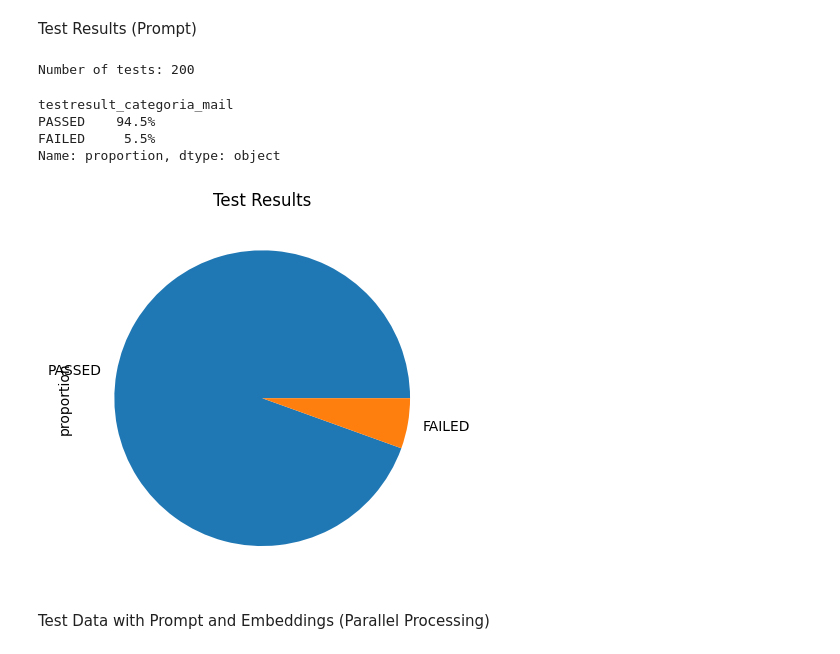
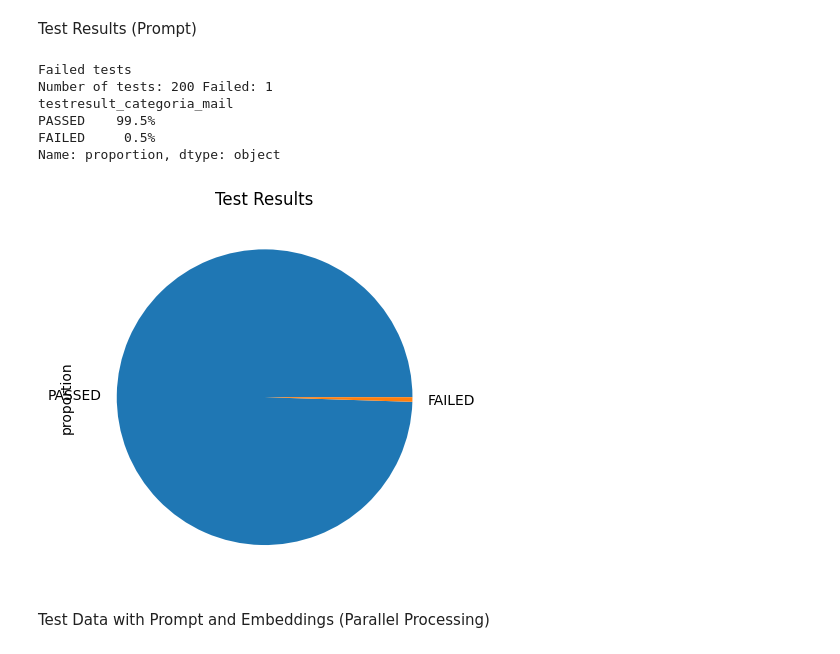
Before and after one commit to pamontag/maildispatcher-python, a Jupyter notebook: maildispatcher-test/maildispatchertest.ipynb, the cells around one changed output. Cells and saved outputs as stored; diff of their text form; code cells hidden in the pictures.

```diff
--- a/maildispatcher-test/maildispatchertest.ipynb
+++ b/maildispatcher-test/maildispatchertest.ipynb
@@ -250,9 +285,11 @@ Import email data into collection
 # %%
 # Read the first sheet of an Excel file
 xlsx = pd.ExcelFile(EMAIL_EXCEL, engine='calamine')
-msg_collection = pd.DataFrame(pd.read_excel(xlsx, sheet_name=SHEET_NAME_EMAIL), columns=["Oggetto", "Messaggio", "Categoria Email", "Category"])
+msg_collection = pd.DataFrame(pd.read_excel(xlsx, sheet_name=SHEET_NAME_EMAIL), columns=["Oggetto", "Messaggio pulito", "Categoria Email", "Category"])
 msg_collection["result_categoria_mail"] = None
 msg_collection["testresult_categoria_mail"]   = None
+msg_collection["ticketPriority"] = None
+msg_collection["ticketCategory"] = None
 msg_collection["reasoning"] = None
 # Display the DataFrame
 print(msg_collection.head())
@@ -281,11 +318,11 @@ Init Container Data (only ONCE)
 
 if INIT_DATA:
     xlsx_test = pd.ExcelFile(EMAIL_EXCEL_EMBEDDINGS, engine='calamine')
-    msg_collection_embeddings = pd.DataFrame(pd.read_excel(xlsx_test, sheet_name=SHEET_NAME_EMAIL), columns=["Oggetto", "Messaggio", "Categoria Email", "Category"])
+    msg_collection_embeddings = pd.DataFrame(pd.read_excel(xlsx_test, sheet_name=SHEET_NAME_EMAIL), columns=["Oggetto", "Messaggio pulito", "Categoria Email", "Category"])
     json_text = "{{ ""Subject: {0} Body: {1}"" }}"
     json_desc = "{{ ""CategoryEmail"": ""{0}"", ""CategoryTicket"": ""{1}"" }}"
     for index, row in tqdm(msg_collection_embeddings.iterrows(), total=msg_collection_embeddings.shape[0], desc="Processing embeddings for test data..."):
-        await memory.save_information(COSMOS_COLLECTION, json_text.format(row['Oggetto'],row['Messaggio']), index, json_desc.format(row['Categoria Email'], row['Category']))
+        await memory.save_information(COSMOS_COLLECTION, json_text.format(row['Oggetto'],row['Messaggio pulito']), index, json_desc.format(row['Categoria Email'], row['Category']))
 else:
     print("Enable INIT_DATA to process the embeddings for the test data")
 # %% [output]
@@ -308,7 +345,9 @@ async def process_row(index, row):
         'index': index,
         'result_categoria_mail': jsonresult["mailToTestResult"],
         'testresult_categoria_mail': "PASSED" if jsonresult["mailToTestResult"] == row['Categoria Email'] else "FAILED",
-        'reasoning': jsonresult["reasoning"]
+        'reasoning': jsonresult["reasoning"],
+        'ticketPriority': jsonresult["ticketPriority"],
+        'ticketCategory': jsonresult["ticketCategory"]
     }
     return result
 
@@ -326,6 +365,8 @@ if PARALLEL_COMPUTING:
             promptai_testdata.at[result['index'], 'result_categoria_mail'] = result['result_categoria_mail']
             promptai_testdata.at[result['index'], 'testresult_categoria_mail'] = result['testresult_categoria_mail']
             promptai_testdata.at[result['index'], 'reasoning'] = result['reasoning']
+            promptai_testdata.at[result['index'],  'ticketPriority'] = result["ticketPriority"]
+            promptai_testdata.at[result['index'],  'ticketCategory'] = result["ticketCategory"]
 
 else:
     for index, row in tqdm(promptai_testdata.iterrows(), total=promptai_testdata.shape[0], desc="Processing msg data..."):
@@ -335,8 +376,10 @@ else:
         promptai_testdata.at[index, 'result_categoria_mail'] = jsonresult["mailToTestResult"]
         promptai_testdata.at[index, 'testresult_categoria_mail'] = "PASSED" if jsonresult["mailToTestResult"] == row['Categoria Email'] else "FAILED"
         promptai_testdata.at[index, 'reasoning'] = jsonresult["reasoning"]
+        promptai_testdata.at[index, 'ticketPriority'] = jsonresult["ticketPriority"]
+        promptai_testdata.at[index, 'ticketCategory'] = jsonresult["ticketCategory"]
 end = time.time()
 debug(f"Test Execution time: {(end-start) * 10**3} ms")
-outputPromptAI = pd.DataFrame(promptai_testdata, columns=["Oggetto", "Categoria Email", "Category", "result_categoria_mail", "testresult_categoria_mail", "reasoning"])
+outputPromptAI = pd.DataFrame(promptai_testdata, columns=["Oggetto", "Categoria Email", "Category", "result_categoria_mail", "testresult_categoria_mail", "ticketPriority", "ticketCategory", "reasoning"])
 outputPromptAI.head()
 # %% [output]
@@ -368,22 +403,27 @@ Test Execution time: 364602.95510292053 ms
 # %% [markdown]
 Test Results (Prompt)
-# %%
-now = datetime.now()
-
-outputPromptAI.to_csv(f"{MSG_TESTRESULT_FOLDER}\\test_promptai_{now.strftime('%Y%m%d%H%M%S')}.csv", mode='wb', index=False, quoting=csv.QUOTE_NONNUMERIC)
-
-
-outputPromptAI.testresult_categoria_mail.value_counts(normalize=True).plot(kind='pie', title='Test Results')
-row_count = len(outputPromptAI)
-print(f"Number of tests: {row_count}")
-outputPromptAI.testresult_categoria_mail.value_counts(normalize=True).mul(100).round(1).astype(str) + '%'
-# %% [output]
-Number of tests: 200
-testresult_categoria_mail
-PASSED    94.5%
-FAILED     5.5%
-Name: proportion, dtype: object
-[figure, removed]
+# %%
+now = datetime.now()
+
+print("Failed tests")
+
+failed_test = outputPromptAI.query('testresult_categoria_mail == "FAILED"')
+failed_test[['Oggetto', 'Categoria Email', 'result_categoria_mail', 'reasoning']].to_markdown()
+outputPromptAI.testresult_categoria_mail.value_counts(normalize=True).plot(kind='pie', title='Test Results')
+row_count = len(outputPromptAI)
+failed_test_count = len(failed_test)
+print(f"Number of tests: {row_count} Failed: {failed_test_count}")
+print(outputPromptAI.testresult_categoria_mail.value_counts(normalize=True).mul(100).round(1).astype(str) + '%')
+
+outputPromptAI.to_csv(f"{MSG_TESTRESULT_FOLDER}\\test_promptai_{now.strftime('%Y%m%d%H%M%S')}.csv", mode='wb', index=False, quoting=csv.QUOTE_NONNUMERIC, sep="|")
+# %% [output]
+Failed tests
+Number of tests: 200 Failed: 1
+testresult_categoria_mail
+PASSED    99.5%
+FAILED     0.5%
+Name: proportion, dtype: object
+[figure, added]
 # %% [markdown]
 Test Data with Prompt and Embeddings (Parallel Processing)
 # %%
```
Also changed, not shown: parts of 6 cells of this notebook, 1 other file.
